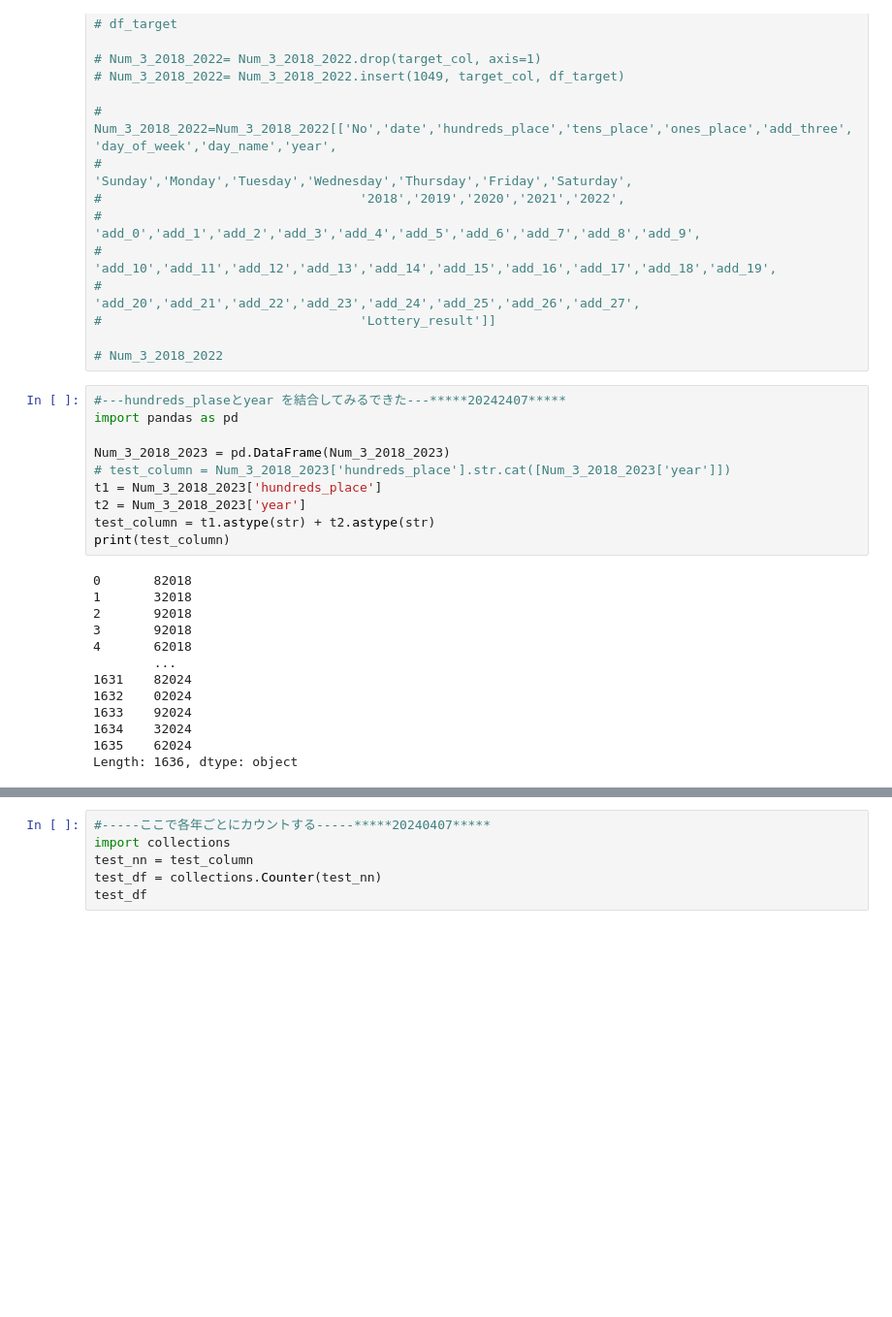
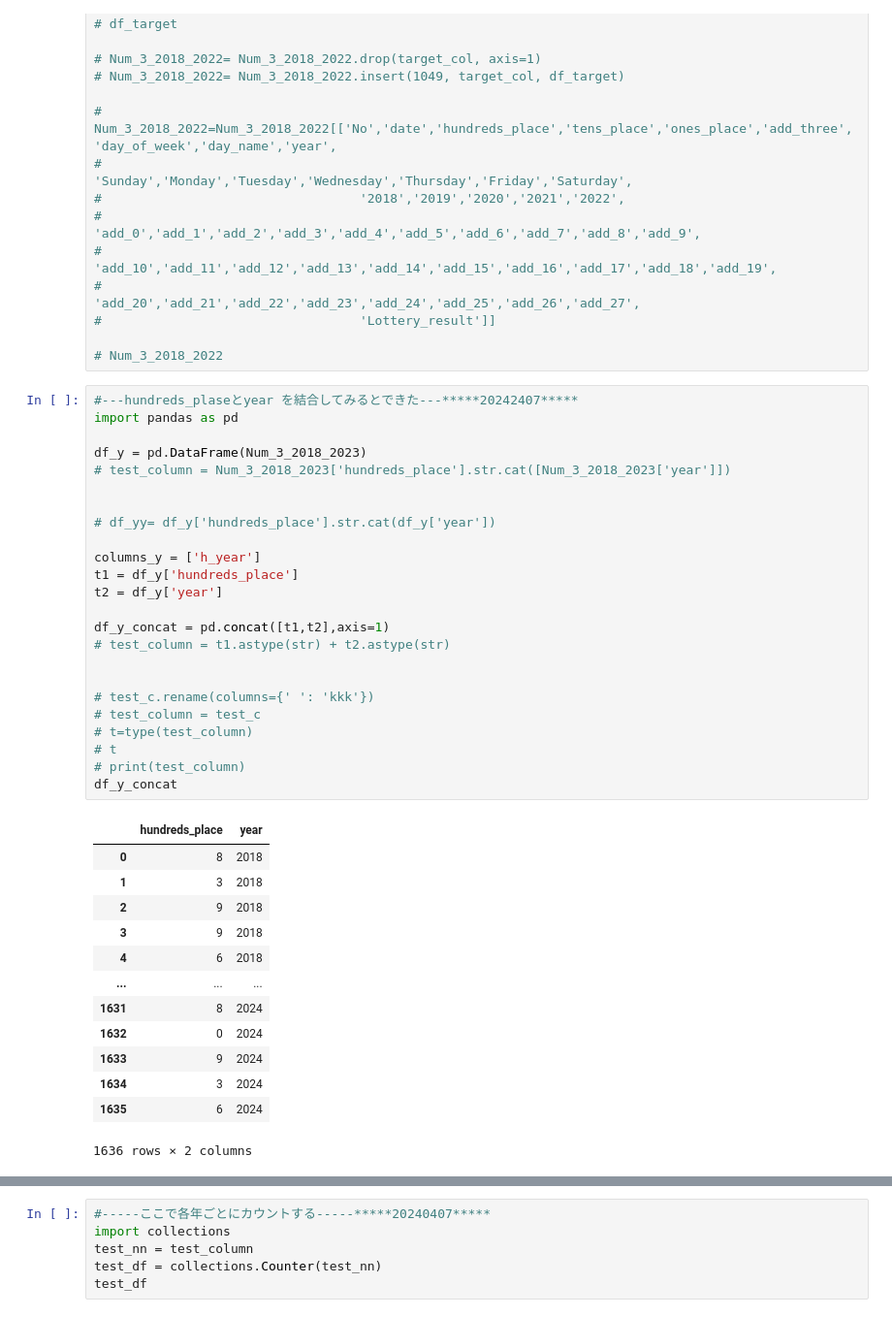
Before and after one commit to yyoshikun/workdir, a Jupyter notebook: Num_3_challenge_5.ipynb, the cells around one changed output, grey strips where cells are left out. Shown: that part at 97% size. Saved outputs shown, nothing was run; the diff lists cells and outputs as text; blank space fills up the shorter version.

```diff
--- a/Num_3_challenge_5.ipynb
+++ b/Num_3_challenge_5.ipynb
@@ -1160,25 +1160,40 @@ Num_3_2018_2023
 
 # Num_3_2018_2022
 # %%
-#---hundreds_plaseとyear を結合してみるできた---*****20242407*****
+#---hundreds_plaseとyear を結合してみるとできた---*****20242407*****
 import pandas as pd
 
-Num_3_2018_2023 = pd.DataFrame(Num_3_2018_2023)
+df_y = pd.DataFrame(Num_3_2018_2023)
 # test_column = Num_3_2018_2023['hundreds_place'].str.cat([Num_3_2018_2023['year']])
-t1 = Num_3_2018_2023['hundreds_place']
-t2 = Num_3_2018_2023['year']
-test_column = t1.astype(str) + t2.astype(str)
-print(test_column)
+
+
+# df_yy= df_y['hundreds_place'].str.cat(df_y['year'])
+
+columns_y = ['h_year']
+t1 = df_y['hundreds_place']
+t2 = df_y['year']
+
+df_y_concat = pd.concat([t1,t2],axis=1)
+# test_column = t1.astype(str) + t2.astype(str)
+
+
+# test_c.rename(columns={' ': 'kkk'})
+# test_column = test_c
+# t=type(test_column)
+# t
+# print(test_column)
+df_y_concat
 # %% [output]
+|  | hundreds_place | year |
+| 0 | 8 | 2018 |
+| 1 | 3 | 2018 |
+| 2 | 9 | 2018 |
+| 3 | 9 | 2018 |
+| 4 | 6 | 2018 |
+| ... | ... | ... |
+| 1631 | 8 | 2024 |
+| 1632 | 0 | 2024 |
+| 1633 | 9 | 2024 |
+| 1634 | 3 | 2024 |
+| 1635 | 6 | 2024 |
-0       82018
-1       32018
-2       92018
-3       92018
-4       62018
-        ...
-1631    82024
-1632    02024
-1633    92024
-1634    32024
-1635    62024
-Length: 1636, dtype: object
+1636 rows × 2 columns
```
Also changed, not shown: parts of 3 cells of this notebook, 2 other files.
